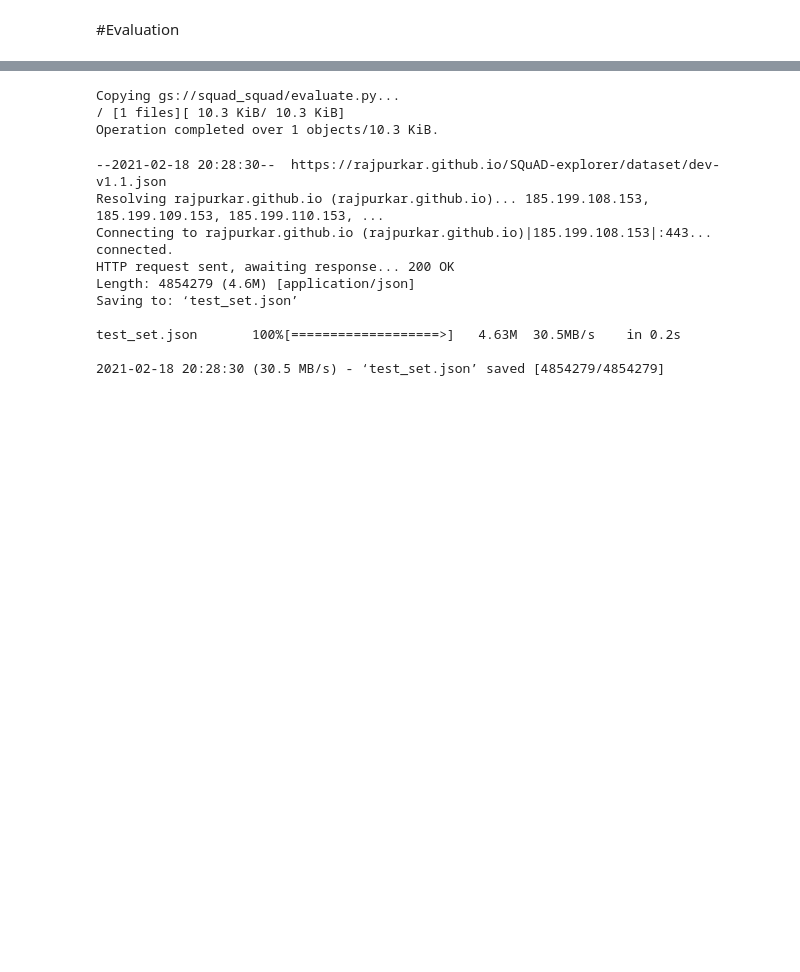
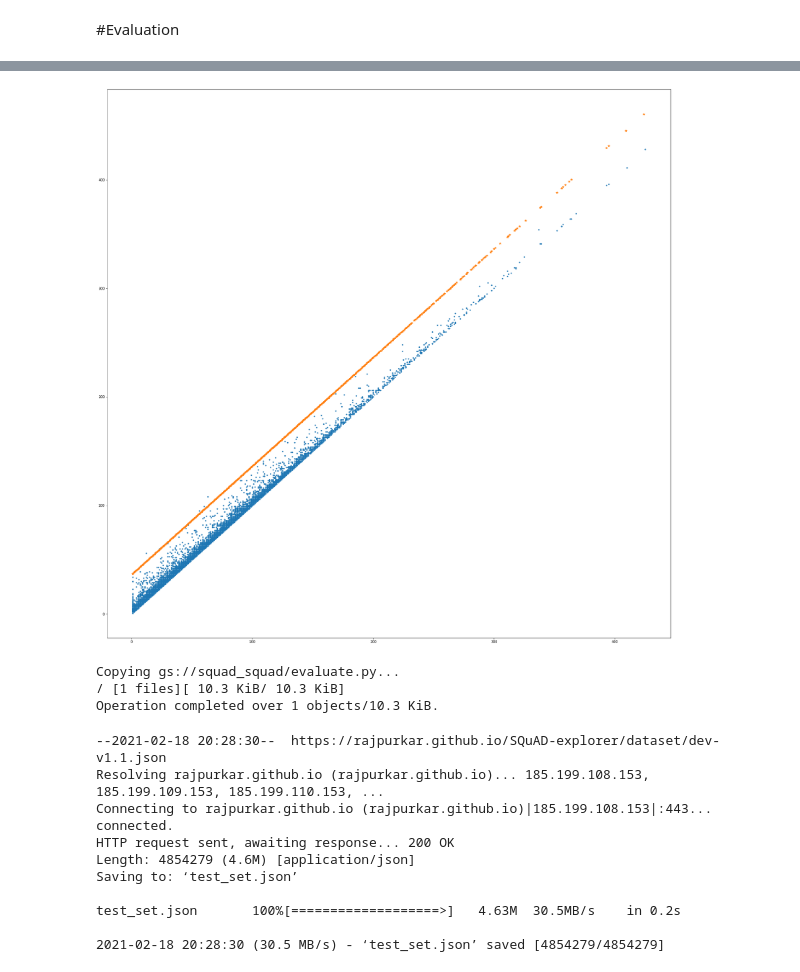
Before and after one commit to the-SQuAD-squad/QA, a Jupyter notebook: QA.ipynb, the cells around one changed output, grey strips where cells are left out. Drawn from its saved outputs; the diff is of its cells as text; code cells hidden in the pictures; blank space fills up the shorter version.

```diff
--- a/QA.ipynb
+++ b/QA.ipynb
@@ -429,3 +463,11 @@ WARNING:tensorflow:The parameter `return_dict` cannot be set in graph mode and w
+# %%
+
+plt.figure(figsize=(30,30))
+plt.plot(y_val_reg[0], y_val_reg[0] + y_val_reg[1], ".");
+plt.plot(sampled_start, computed_end,"*");
+plt.show()
+# %% [output]
+[figure, added]
 # %%
 !gsutil cp gs://squad_squad/evaluate.py ./evaluate.py
 !chmod +x ./evaluate.py
```
Also changed, not shown: parts of 14 cells of this notebook.
